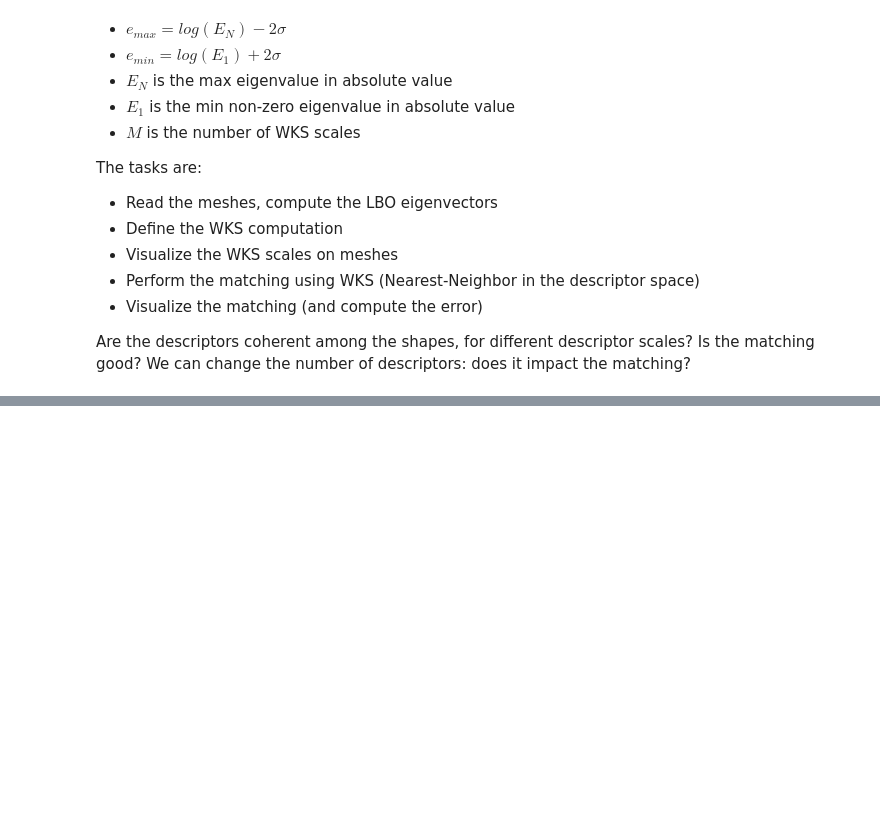
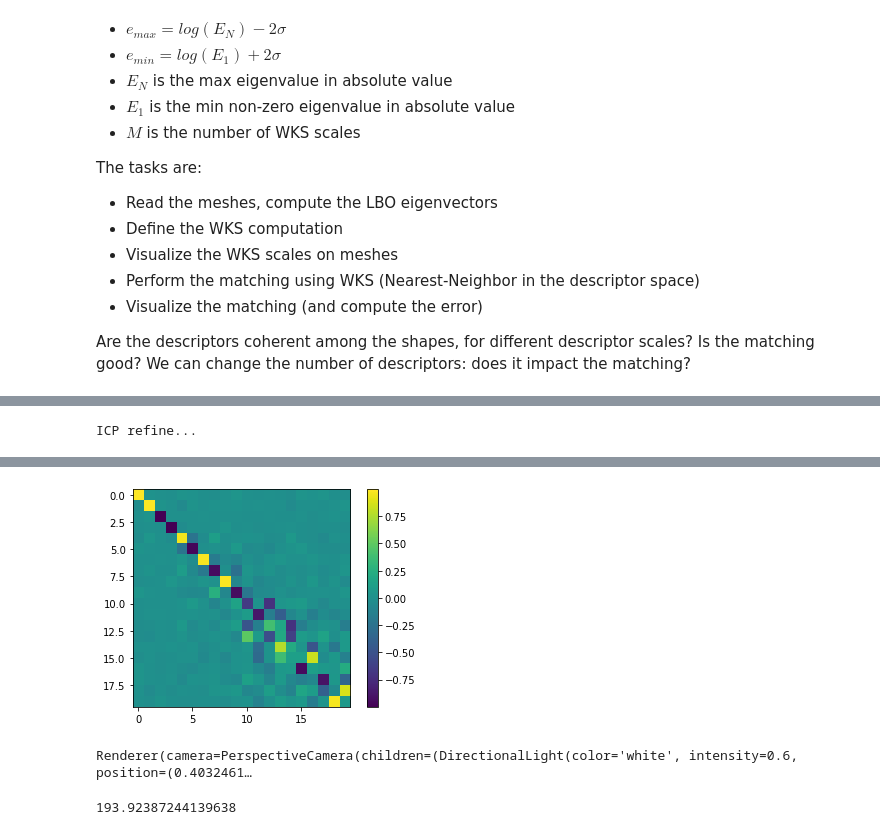
Before and after one commit to riccardomarin/SpectralShapeAnalysis, a Jupyter notebook: Matching.ipynb, the cells around one changed output, grey strips where cells are left out. Saved outputs shown, nothing was run; the diff lists cells and outputs as text; code cells hidden in the pictures; blank space fills up the shorter version.

```diff
--- a/Matching.ipynb
+++ b/Matching.ipynb
@@ -189,12 +95,0 @@ p2p
-# %%
-import tensorflow as tf
-
-Ctf = tf.Variable(np.eye(100))
-adam = tf.optimizers.Adam(1e-1)
-
-for i in np.arange(0,10000):
-  with tf.GradientTape() as grad:
-    loss = tf.reduce_sum(tf.square(tf.transpose(tf.matmul(Ctf,d.T)) - f))
-
-dCtf = grad.gradient(loss,Ctf)
-adam.apply_gradients(zip([dCtf], [Ctf]))
@@ -205,0 +339,21 @@ Ctf
+# %%
+import scipy
+print('ICP refine...')
+for k in np.arange(0,5):
+    treesearch = scipy.spatial.cKDTree(np.matmul(C,evecs_src[:,0:n_evals].T).T)
+    matches = treesearch.query(evecs_tar[:,0:n_evals], k=1)[1]
+    W = np.linalg.lstsq(evecs_tar[:, 0:n_evals],evecs_src[matches, 0:n_evals])[0]
+    d = np.linalg.svd(W)
+    C_ICP = np.matmul(np.matmul(d[0], np.eye(n_evals)), d[2])
+
+plt.imshow(C_ICP)
+plt.colorbar()
+plt.show()
+
+treesearch = sp.spatial.cKDTree(evecs_tar[:,0:n_evals])
+p2p = treesearch.query(np.matmul(evecs_src[:,0:n_evals], C_ICP), k=1)[1]
+plot_pair(v_src, v_tar, f_src, f_tar, funz_src,funz_tar)
+err = np.sum(np.square(v_tar - v_tar[p2p,:]))
+print(err)
+# %% [output]
+ICP refine...
@@ -205,0 +361,3 @@ Ctf
+[figure, added]
+Renderer(camera=PerspectiveCamera(children=(DirectionalLight(color='white', intensity=0.6, position=(0.4032461…
+193.92387244139638
```
Also changed, not shown: parts of 40 cells of this notebook.
